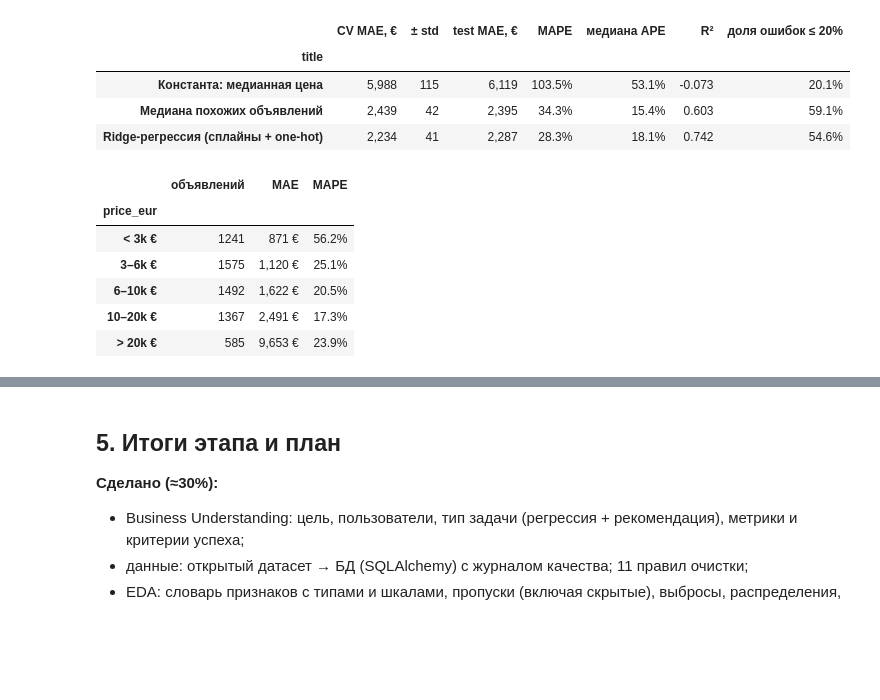
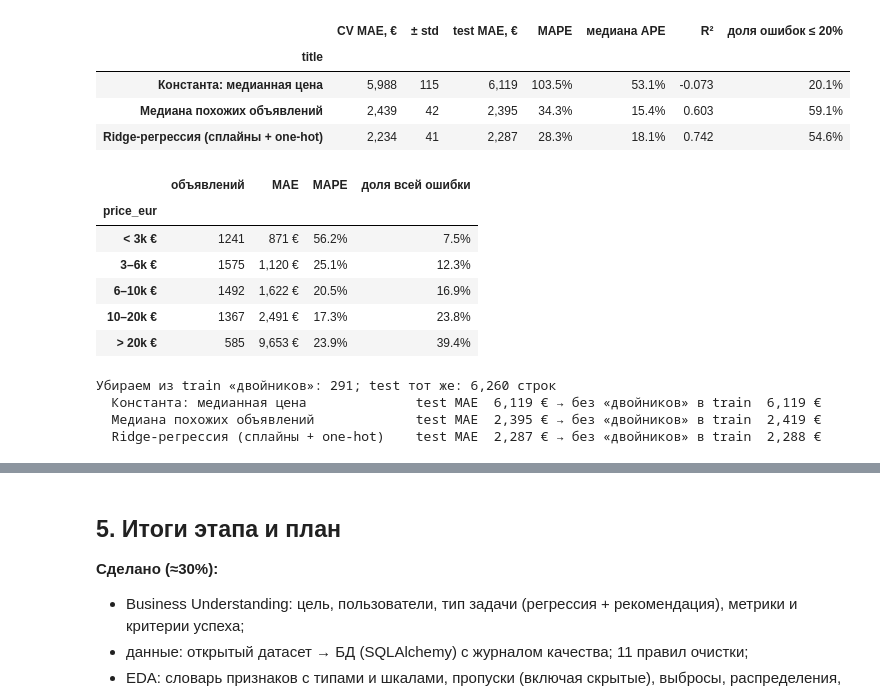
Before and after one commit to conzoad/car-advisor-md, a Jupyter notebook: notebooks/01_data_eda_preparation.ipynb, the cells around one changed output, grey strips where cells are left out. Saved outputs shown, nothing was run; the diff lists cells and outputs as text; code cells hidden in the pictures; blank space fills up the shorter version.

```diff
--- a/notebooks/01_data_eda_preparation.ipynb
+++ b/notebooks/01_data_eda_preparation.ipynb
@@ -607,18 +628,34 @@ table.style.format({"CV MAE, €": "{:,.0f}", "± std": "{:,.0f}", "test MAE,
 # %%
 # Где Ridge ошибается сильнее всего: ошибка по ценовым сегментам на test
 pred = fitted["ridge"].predict(X_test)
 seg = pd.cut(y_test, [0, 3_000, 6_000, 10_000, 20_000, np.inf], labels=["< 3k €", "3–6k €", "6–10k €", "10–20k €", "> 20k €"])
 errors = pd.DataFrame({"y": y_test, "abs": np.abs(pred - y_test), "ape": np.abs(pred - y_test) / y_test})
-errors.groupby(seg, observed=True).agg(объявлений=("y", "size"), MAE=("abs", "mean"), MAPE=("ape", "mean")) \
-    .style.format({"MAE": "{:,.0f} €", "MAPE": "{:.1%}"})
+by_seg = errors.groupby(seg, observed=True).agg(объявлений=("y", "size"), MAE=("abs", "mean"), MAPE=("ape", "mean"),
+                                                total=("abs", "sum"))
+by_seg["доля всей ошибки"] = by_seg.pop("total") / errors["abs"].sum()
+by_seg.style.format({"MAE": "{:,.0f} €", "MAPE": "{:.1%}", "доля всей ошибки": "{:.1%}"})
 # %% [output]
-|  | объявлений | MAE | MAPE |
-| price_eur |  |  |  |
-| < 3k € | 1241 | 871 € | 56.2% |
-| 3–6k € | 1575 | 1,120 € | 25.1% |
-| 6–10k € | 1492 | 1,622 € | 20.5% |
-| 10–20k € | 1367 | 2,491 € | 17.3% |
-| > 20k € | 585 | 9,653 € | 23.9% |
+|  | объявлений | MAE | MAPE | доля всей ошибки |
+| price_eur |  |  |  |  |
+| < 3k € | 1241 | 871 € | 56.2% | 7.5% |
+| 3–6k € | 1575 | 1,120 € | 25.1% | 12.3% |
+| 6–10k € | 1492 | 1,622 € | 20.5% | 16.9% |
+| 10–20k € | 1367 | 2,491 € | 17.3% | 23.8% |
+| > 20k € | 585 | 9,653 € | 23.9% | 39.4% |
+# %%
+# Почти-дубликаты (раздел 3.6): переобучаем модели без «двойников» test в train и сравниваем на том же test
+test_keys = set(X_test.loc[near_dup, KEY].itertuples(index=False, name=None))
+no_twins = ~pd.Series([k in test_keys for k in X_train[KEY].itertuples(index=False, name=None)], index=X_train.index)
+print(f"Убираем из train «двойников»: {(~no_twins).sum()}; test тот же: {len(X_test):,} строк")
+test_mae = comparison.set_index("name")["test_mae"]
+for name, (title, make) in baseline.BASELINES.items():
+    mae = np.abs(make().fit(X_train[no_twins], y_train[no_twins]).predict(X_test) - y_test).mean()
+    print(f"  {title:38s} test MAE {test_mae[name]:6,.0f} € → без «двойников» в train {mae:6,.0f} €")
+# %% [output]
+Убираем из train «двойников»: 291; test тот же: 6,260 строк
+  Константа: медианная цена              test MAE  6,119 € → без «двойников» в train  6,119 €
+  Медиана похожих объявлений             test MAE  2,395 € → без «двойников» в train  2,419 €
+  Ridge-регрессия (сплайны + one-hot)    test MAE  2,287 € → без «двойников» в train  2,288 €
 # %% [markdown]
 **Вывод.**
 * Константа ошибается в среднем на ~6 100 € (MAPE ≈ 100%), R² ≈ 0. Это нижняя граница: любая модель обязана быть заметно лучше.
```
Also changed, not shown: parts of 4 cells of this notebook, 2 other files.
